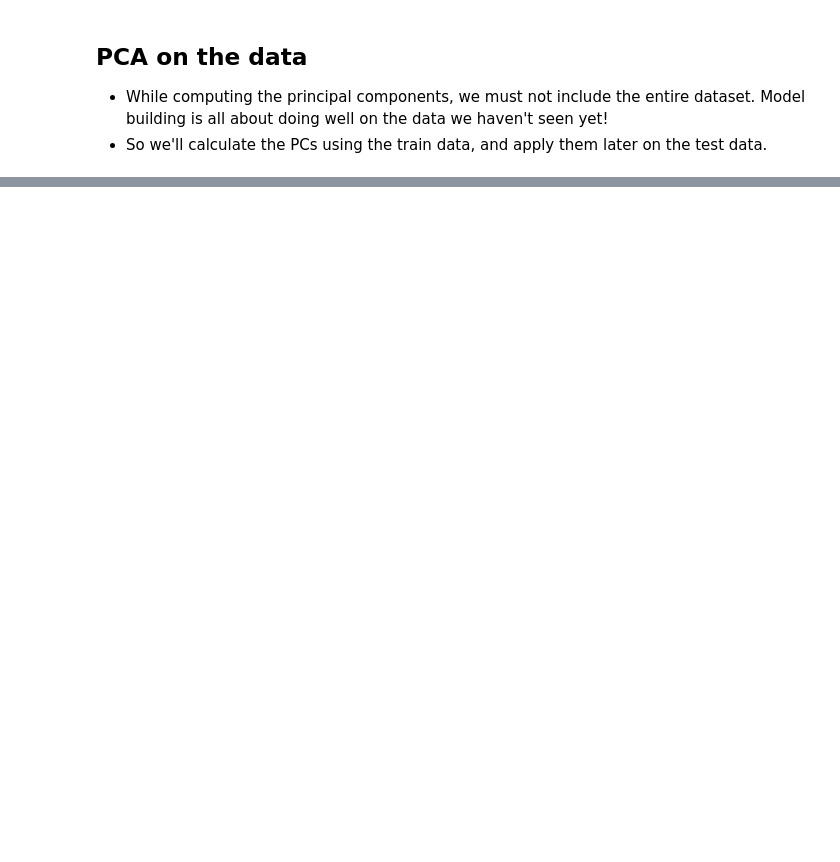
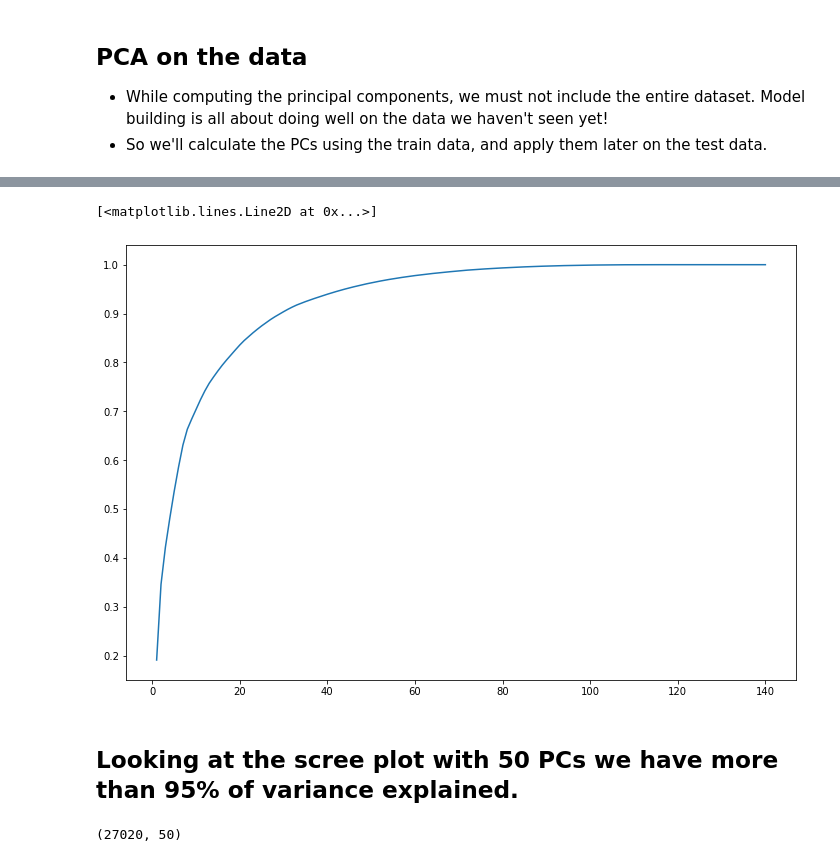
Before and after one commit to kc11381/case_study_telecom_churn_pca_ensemble_models, a Jupyter notebook: telecom_churn_pca_ensemble_models.ipynb, the cells around one changed output, grey strips where cells are left out. Cells and saved outputs as stored; diff of their text form; code cells hidden in the pictures; blank space fills up the shorter version.

```diff
--- a/telecom_churn_pca_ensemble_models.ipynb
+++ b/telecom_churn_pca_ensemble_models.ipynb
@@ -663,0 +678,4 @@ mse train: 0.09627804029326406
+# %%
+pca = PCA(random_state=42)
+# %%
+pca.fit(X_resampled)
@@ -663,0 +720,10 @@ mse train: 0.09627804029326406
+# %%
+var_cumu = np.cumsum(pca.explained_variance_ratio_)
+# %%
+fig = plt.figure(figsize=[12,8])
+plt.plot(range(1,len(var_cumu)+1), var_cumu)
+# %% [output]
+[<matplotlib.lines.Line2D at 0x...>]
+[figure, added]
+# %% [markdown]
+## Looking at the scree plot with 50 PCs we have more than 95% of variance explained.
@@ -663,0 +734,4 @@ mse train: 0.09627804029326406
+# %%
+df_train_pca.shape
+# %% [output]
+(27020, 50)
```
Also changed, not shown: parts of 57 cells of this notebook.
